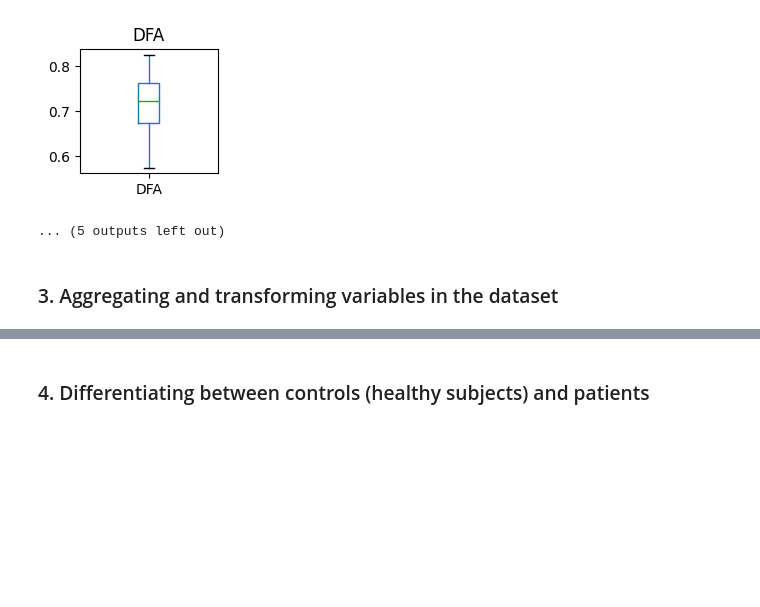
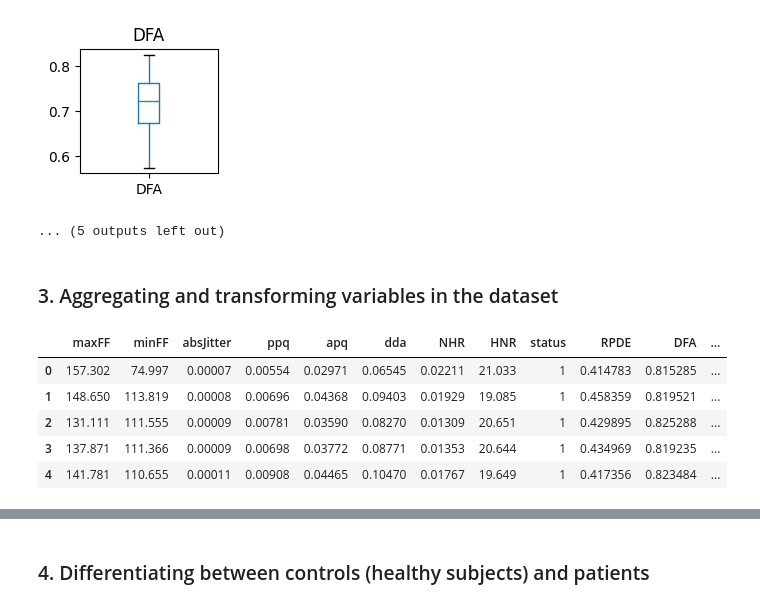
Before and after one commit to eliassanz01/LABSP, a Jupyter notebook: Collaborative coding.ipynb, the cells around one changed output, grey strips where cells are left out. Cells and saved outputs as stored; diff of their text form; code cells hidden in the pictures; blank space fills up the shorter version.

```diff
--- a/Collaborative coding.ipynb
+++ b/Collaborative coding.ipynb
@@ -232,3 +232,19 @@ max    592.030000  239.170000    0.000260    0.019580    0.137780    0.169420
 ... (5 outputs left out)
 # %% [markdown]
 ### 3. Aggregating and transforming variables in the dataset
+# %%
+cleaned_df['status'] = pd.to_numeric(cleaned_df['status'], errors='coerce')
+aux = cleaned_df.name.str.split('_',expand=True)
+aux.columns = ['phon','R','subject_id','trial']
+cleaned_df['subject_id'] = aux.subject_id
+cleaned_df['trial'] = aux.trial
+cleaned_df.drop(cleaned_df.columns[[0]], axis=1, inplace=True)
+new_df=cleaned_df
+new_df.head(5)
+# %% [output]
+|  | maxFF | minFF | absJitter | ppq | apq | dda | NHR | HNR | status | RPDE | DFA | ... |
+| 0 | 157.302 | 74.997 | 0.00007 | 0.00554 | 0.02971 | 0.06545 | 0.02211 | 21.033 | 1 | 0.414783 | 0.815285 | ... |
+| 1 | 148.650 | 113.819 | 0.00008 | 0.00696 | 0.04368 | 0.09403 | 0.01929 | 19.085 | 1 | 0.458359 | 0.819521 | ... |
+| 2 | 131.111 | 111.555 | 0.00009 | 0.00781 | 0.03590 | 0.08270 | 0.01309 | 20.651 | 1 | 0.429895 | 0.825288 | ... |
+| 3 | 137.871 | 111.366 | 0.00009 | 0.00698 | 0.03772 | 0.08771 | 0.01353 | 20.644 | 1 | 0.434969 | 0.819235 | ... |
+| 4 | 141.781 | 110.655 | 0.00011 | 0.00908 | 0.04465 | 0.10470 | 0.01767 | 19.649 | 1 | 0.417356 | 0.823484 | ... |
```
Also changed, not shown: parts of 13 cells of this notebook, 1 other file.
